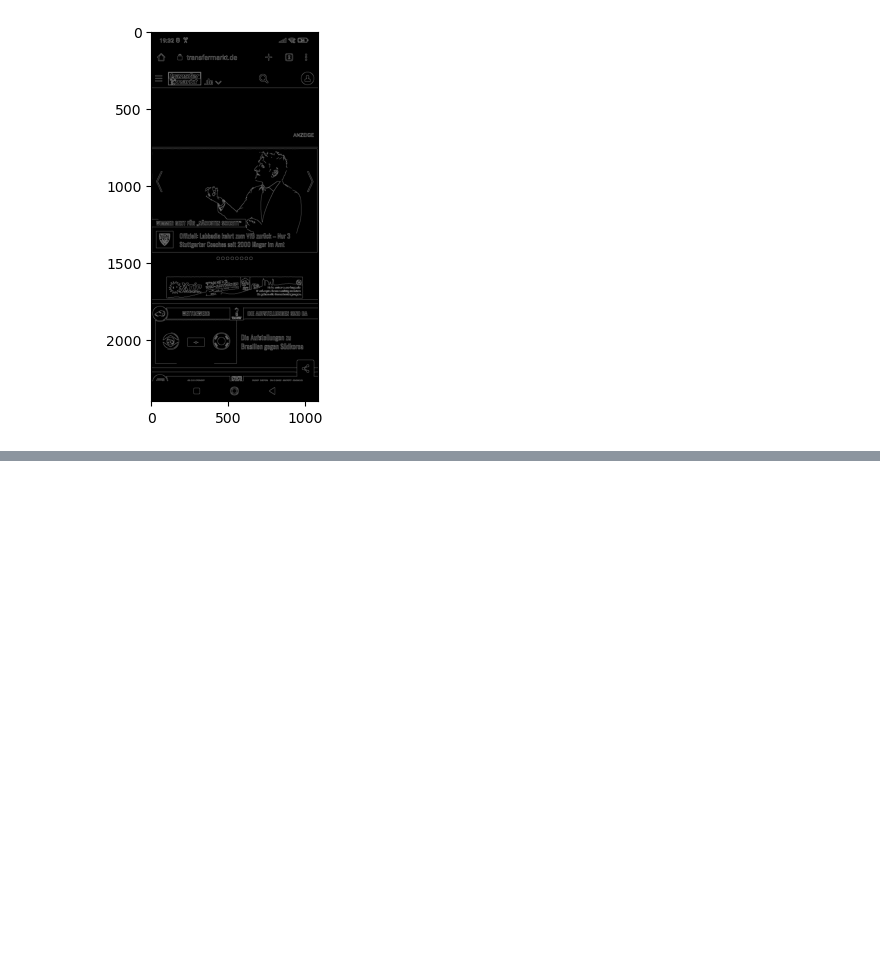
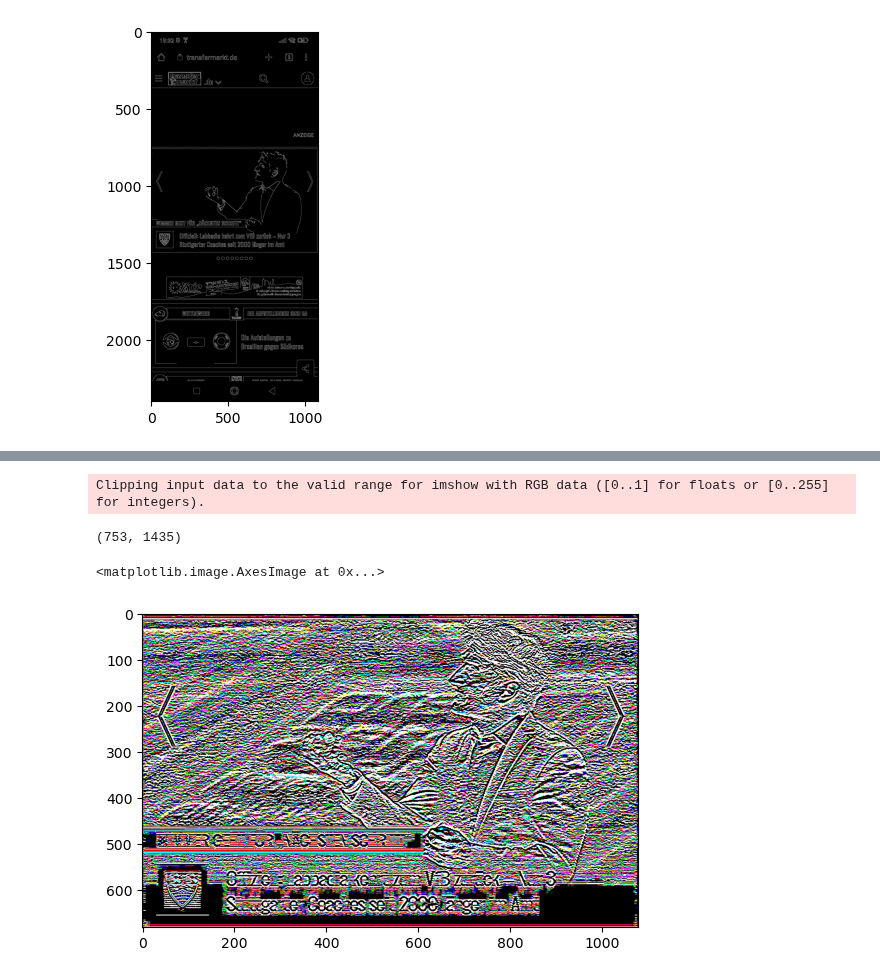
Before and after one commit to w2sv/AutoCrop, a Jupyter notebook: jupyter/Untitled.ipynb, the cells around one changed output, grey strips where cells are left out. Cells and saved outputs as stored; diff of their text form; code cells hidden in the pictures; blank space fills up the shorter version.

```diff
--- a/jupyter/Untitled.ipynb
+++ b/jupyter/Untitled.ipynb
@@ -84,0 +97,33 @@ for i, row in enumerate(canny_gray):
+# %%
+def crop_edges(candidates, img_sobel):
+    height = img_sobel.shape[0]
+    img_clipped = np.clip(img_sobel, 0, 1)
+
+    # add start and end row to candidates
+    candidates = [0] + candidates + [height]
+
+    max_score = -1
+    max_score_edge_pair = None
+
+    for edges in pairwise(candidates):
+        area = crop_area(img_clipped, edges)
+        fluctuation = np.mean(area)
+        height_proportion = crop_height(edges) / height
+        score = fluctuation * height_proportion
+
+        if score > max_score:
+            max_score = score
+            max_score_edge_pair = edges
+
+    return max_score_edge_pair
+
+edges = crop_edges(candidates, sobel_y_2d)
+area = crop_area(sobel_y_2d, edges)
+
+print(edges)
+plt.imshow(area)
+# %% [output]
+Clipping input data to the valid range for imshow with RGB data ([0..1] for floats or [0..255] for integers).
+(753, 1435)
+<matplotlib.image.AxesImage at 0x...>
+[figure, added]
```
Also changed, not shown: parts of 7 cells of this notebook.
